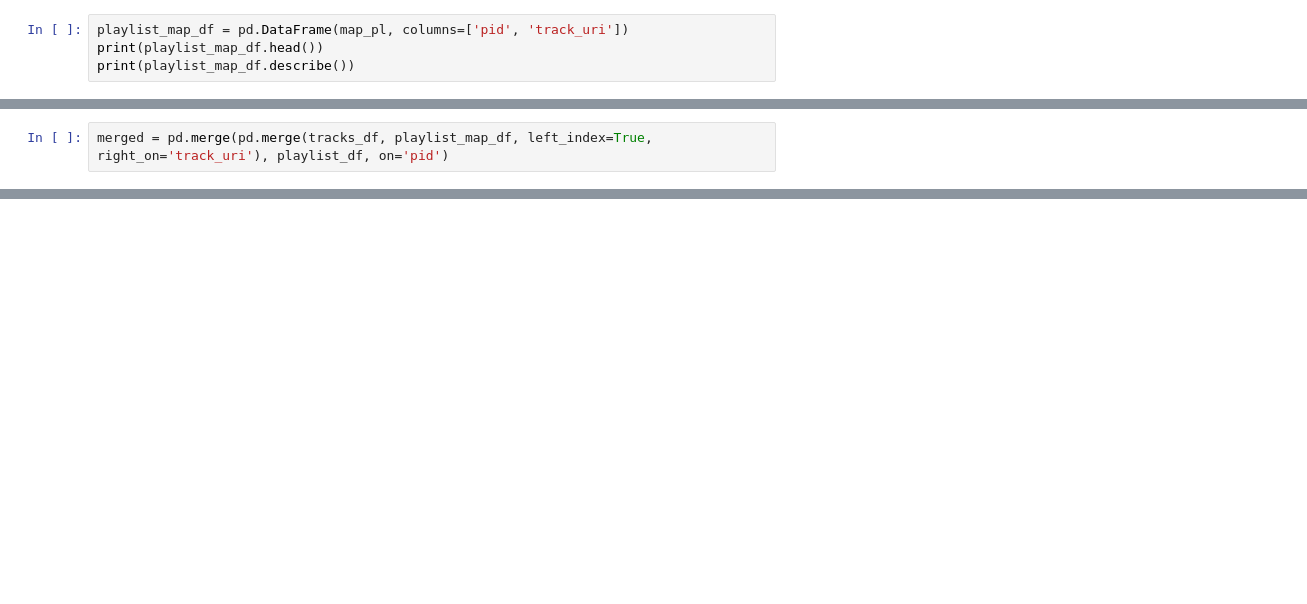
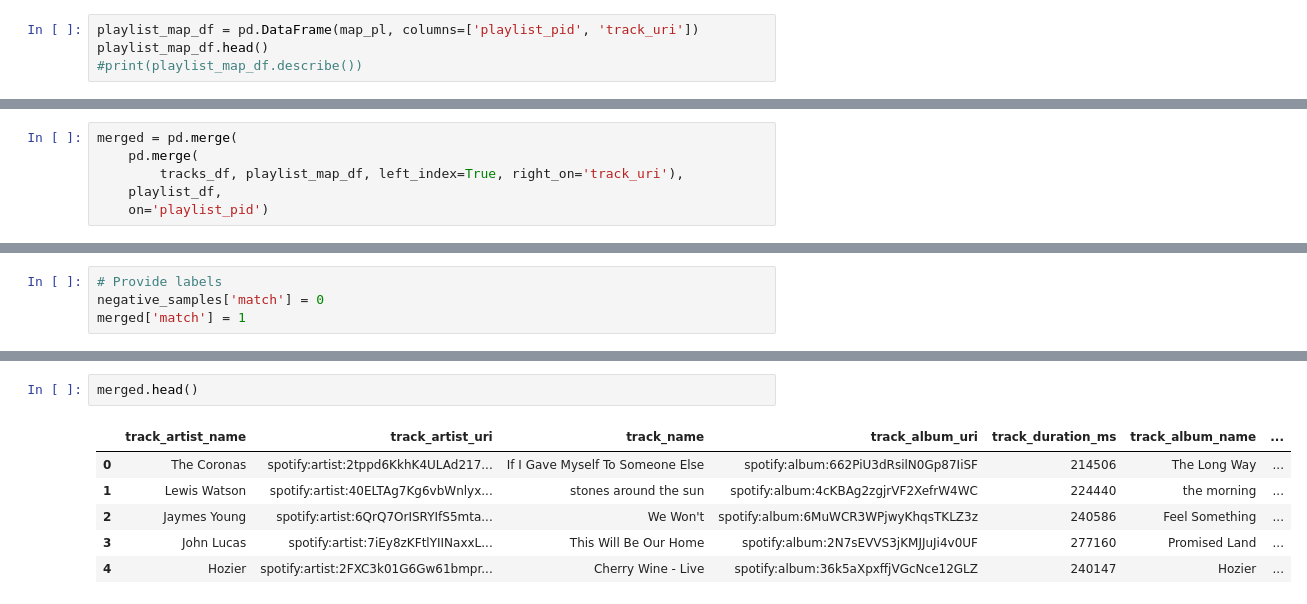
Before and after one commit to tralpha/spotify-project, a Jupyter notebook: DataLoader.ipynb, the cells around one changed output, grey strips where cells are left out. Cells and saved outputs as stored; diff of their text form; blank space fills up the shorter version.

Commit message:
Negative Samples created. Classification Model in progress.

```diff
--- a/DataLoader.ipynb
+++ b/DataLoader.ipynb
@@ -130,5 +110,5 @@ max    4.788938e+06
 # %%
-playlist_map_df = pd.DataFrame(map_pl, columns=['pid', 'track_uri'])
-print(playlist_map_df.head())
-print(playlist_map_df.describe())
+playlist_map_df = pd.DataFrame(map_pl, columns=['playlist_pid', 'track_uri'])
+playlist_map_df.head()
+#print(playlist_map_df.describe())
 # %% [output]
@@ -150,3 +121,7 @@ max    102999.000000
 # %%
-merged = pd.merge(pd.merge(tracks_df, playlist_map_df, left_index=True, right_on='track_uri'), playlist_df, on='pid')
+merged = pd.merge(
+    pd.merge(
+        tracks_df, playlist_map_df, left_index=True, right_on='track_uri'),
+    playlist_df,
+    on='playlist_pid')
 # %%
@@ -172,0 +149,4 @@ merged
+# %%
+# Provide labels
+negative_samples['match'] = 0
+merged['match'] = 1
@@ -172,0 +162,9 @@ merged
+# %%
+merged.head()
+# %% [output]
+|  | track_artist_name | track_artist_uri | track_name | track_album_uri | track_duration_ms | track_album_name | ... |
+| 0 | The Coronas | spotify:artist:2tppd6KkhK4ULAd217... | If I Gave Myself To Someone Else | spotify:album:662PiU3dRsilN0Gp87IiSF | 214506 | The Long Way | ... |
+| 1 | Lewis Watson | spotify:artist:40ELTAg7Kg6vbWnlyx... | stones around the sun | spotify:album:4cKBAg2zgjrVF2XefrW4WC | 224440 | the morning | ... |
+| 2 | Jaymes Young | spotify:artist:6QrQ7OrISRYIfS5mta... | We Won't | spotify:album:6MuWCR3WPjwyKhqsTKLZ3z | 240586 | Feel Something | ... |
+| 3 | John Lucas | spotify:artist:7iEy8zKFtlYIINaxxL... | This Will Be Our Home | spotify:album:2N7sEVVS3jKMJJuJi4v0UF | 277160 | Promised Land | ... |
+| 4 | Hozier | spotify:artist:2FXC3k01G6Gw61bmpr... | Cherry Wine - Live | spotify:album:36k5aXpxffjVGcNce12GLZ | 240147 | Hozier | ... |
```
Also changed, not shown: parts of 19 cells of this notebook, 1 other file.
